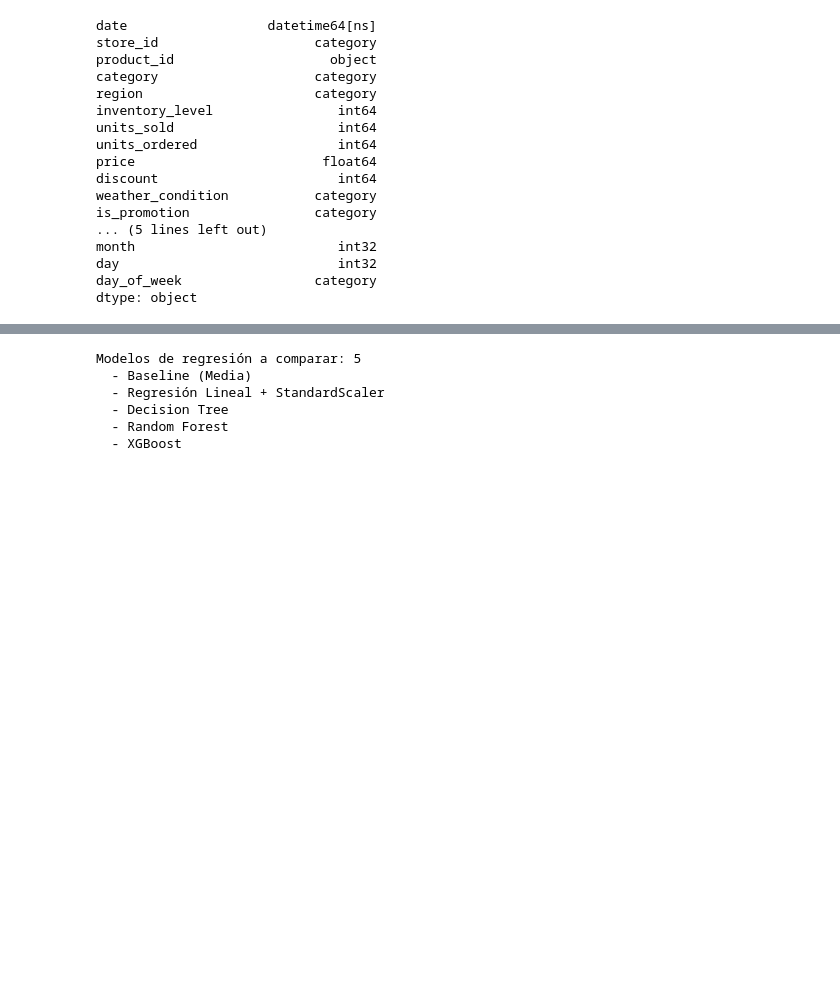
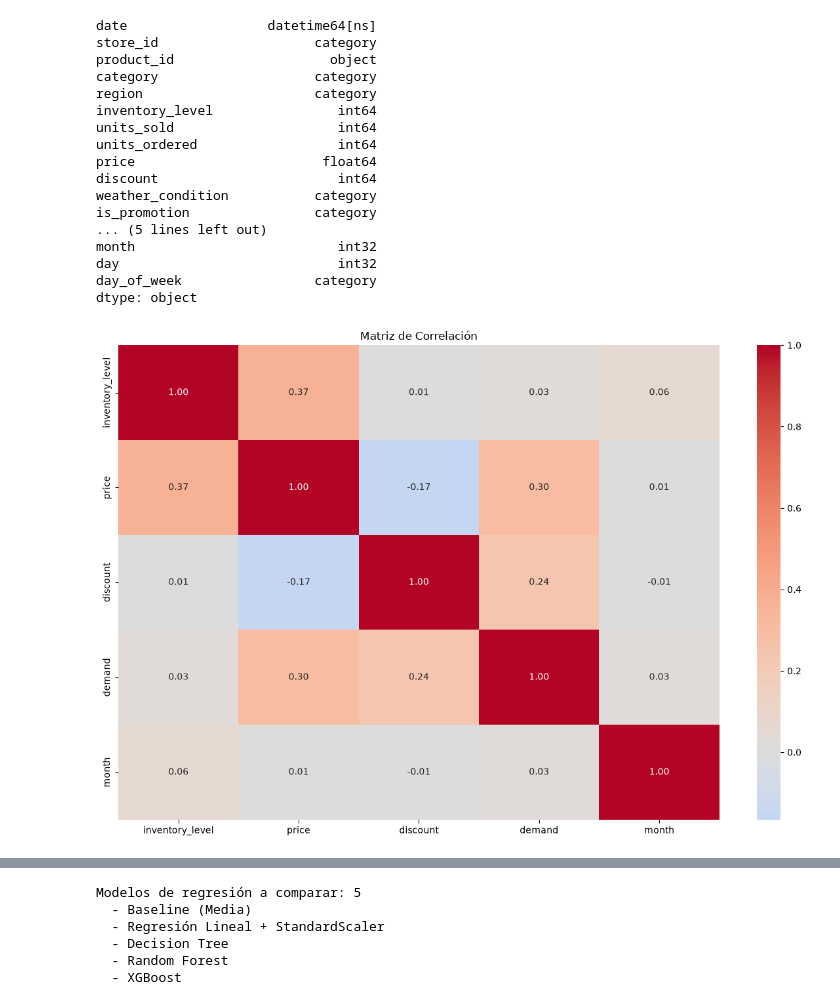
Before and after one commit to diegorod14/20261_Business_Predictive_Analytics, a Jupyter notebook: Notebooks/Modeling_corregido.ipynb, the cells around one changed output, grey strips where cells are left out. Drawn from its saved outputs; the diff is of its cells as text; code cells hidden in the pictures; blank space fills up the shorter version.

```diff
--- a/Notebooks/Modeling_corregido.ipynb
+++ b/Notebooks/Modeling_corregido.ipynb
@@ -44,7 +44,32 @@ day                            int32
 day_of_week                 category
 dtype: object
 # %%
-df_ids = df[["date", "store_id", "product_id", "category", "region",
-             "year", "month", "day", "day_of_week"]].copy()
+df_ids = df[["date", "store_id", "product_id", "category",
+             "year", "day"]].copy()
 
-df = df.drop(columns=["store_id", "product_id", "units_sold", "units_ordered", "date", "competitor_pricing", "is_promotion"])
+df = df.drop(columns=[
+    "store_id",           # identificador, sin valor predictivo (demanda similar entre tiendas)
+    "product_id",         # identificador, constante (solo P0009)
+    "category",           # constante para P0009 (un producto = una sola categoría), sin varianza
+    "units_sold",         # leakage: corr 0.77 con demand, se genera junto con la venta real
+    "units_ordered",      # leakage: corr 0.50 con demand, mismo problema
+    "date",                # ya descompuesta en year/month/day/day_of_week
+    "competitor_pricing", # multicolinealidad con price (corr 0.93)
+    "year",                # sin señal lineal (corr ~0.00), solo 3 años de historia
+    "day"                  # sin señal (corr -0.04), ruido de calendario
+])
+# %%
+# Seleccionar solo variables numéricas
+df_num = df.select_dtypes(include=["number"])
+
+# Matriz de correlación
+corr = df_num.corr()
+
+# Graficar
+plt.figure(figsize=(12, 8))
+sns.heatmap(corr, annot=True, fmt=".2f", cmap="coolwarm", center=0)
+plt.title("Matriz de Correlación")
+plt.tight_layout()
+plt.show()
+# %% [output]
+[figure, added]
```
Also changed, not shown: parts of 1 cell of this notebook, 3 other files.
